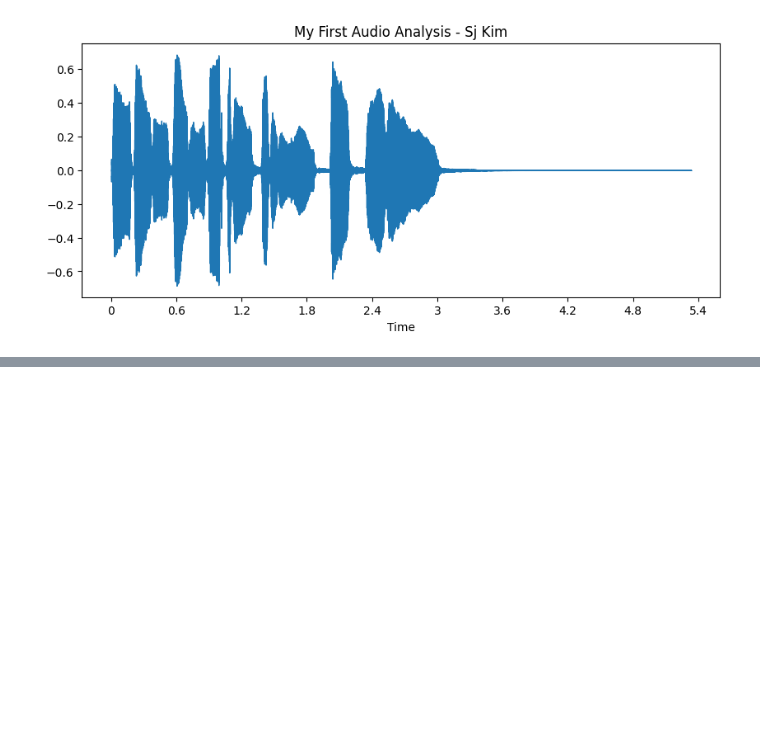
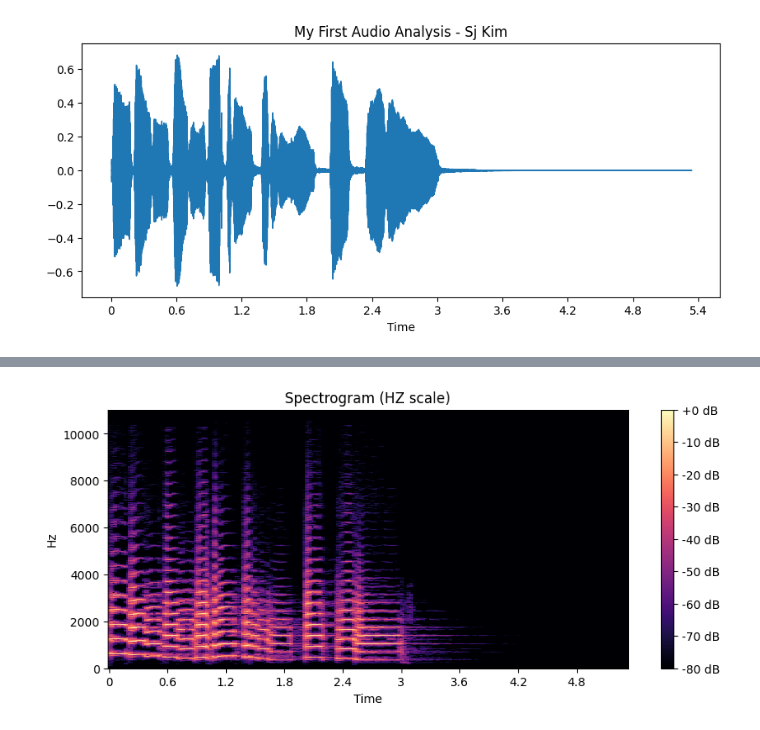
Before and after one commit to sjkim-audio/audio-dsp-lab, a Jupyter notebook: 01_Audio_Signal_Visualization.ipynb, the cells around one changed output, grey strips where cells are left out. Cells and saved outputs as stored; diff of their text form; code cells hidden in the pictures; blank space fills up the shorter version.

```diff
--- a/01_Audio_Signal_Visualization.ipynb
+++ b/01_Audio_Signal_Visualization.ipynb
@@ -18,0 +34,12 @@ Downloading file 'sorohanro_-_solo-trumpet-06.ogg' from 'https://librosa.org/dat
+# %%
+# STFT 계산 및 데시벨(dB) 변환
+D = np.abs(librosa.stft(y))
+S_db = librosa.amplitude_to_db(D, ref=np.max)
+
+plt.figure(figsize=(10, 4))
+librosa.display.specshow(S_db, sr=sr, x_axis='time', y_axis='hz')
+plt.colorbar(format='%+2.0f dB')
+plt.title('Spectrogram (HZ scale)')
+plt.show()
+# %% [output]
+[figure, added]
```
Also changed, not shown: parts of 4 cells of this notebook.
